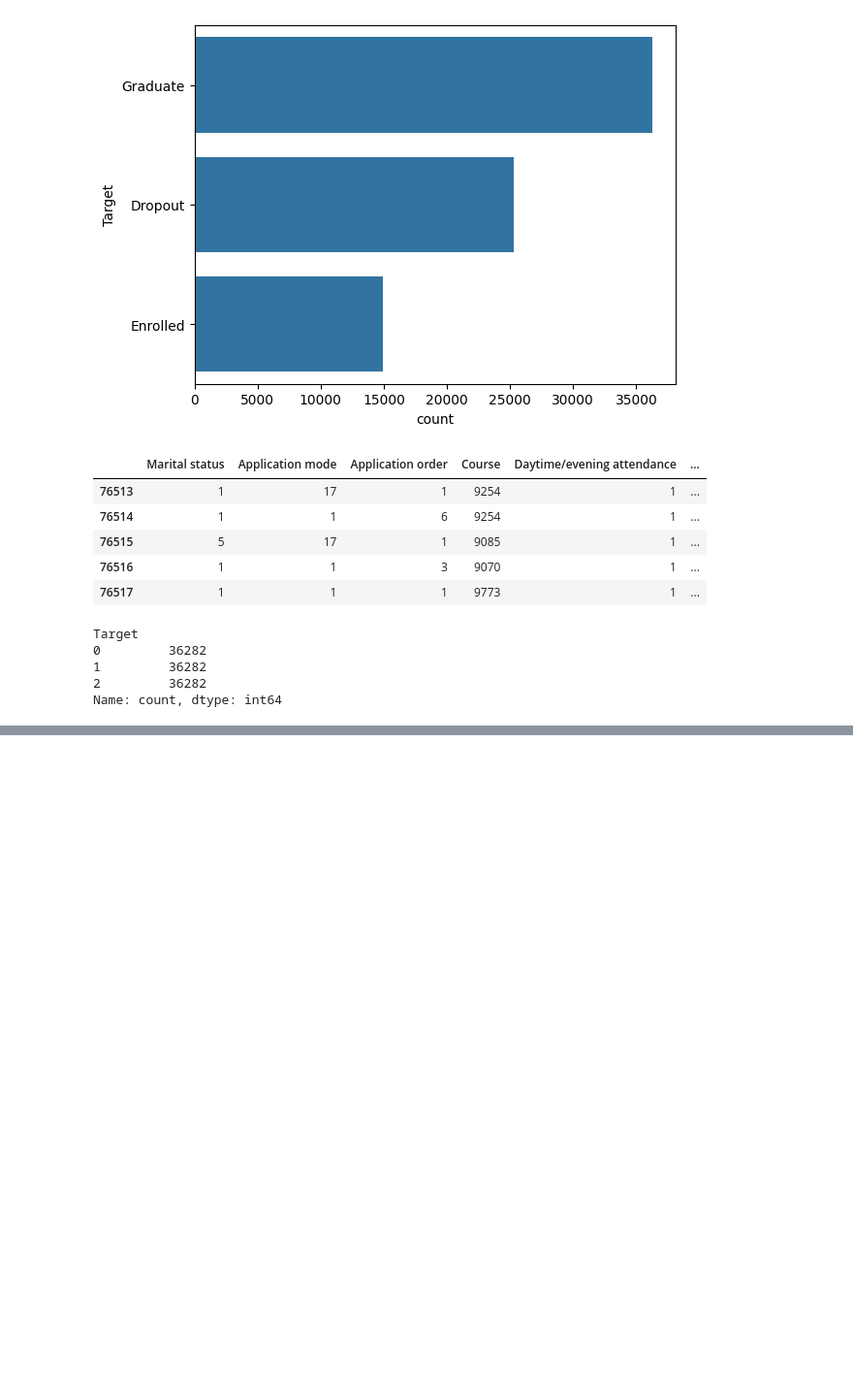
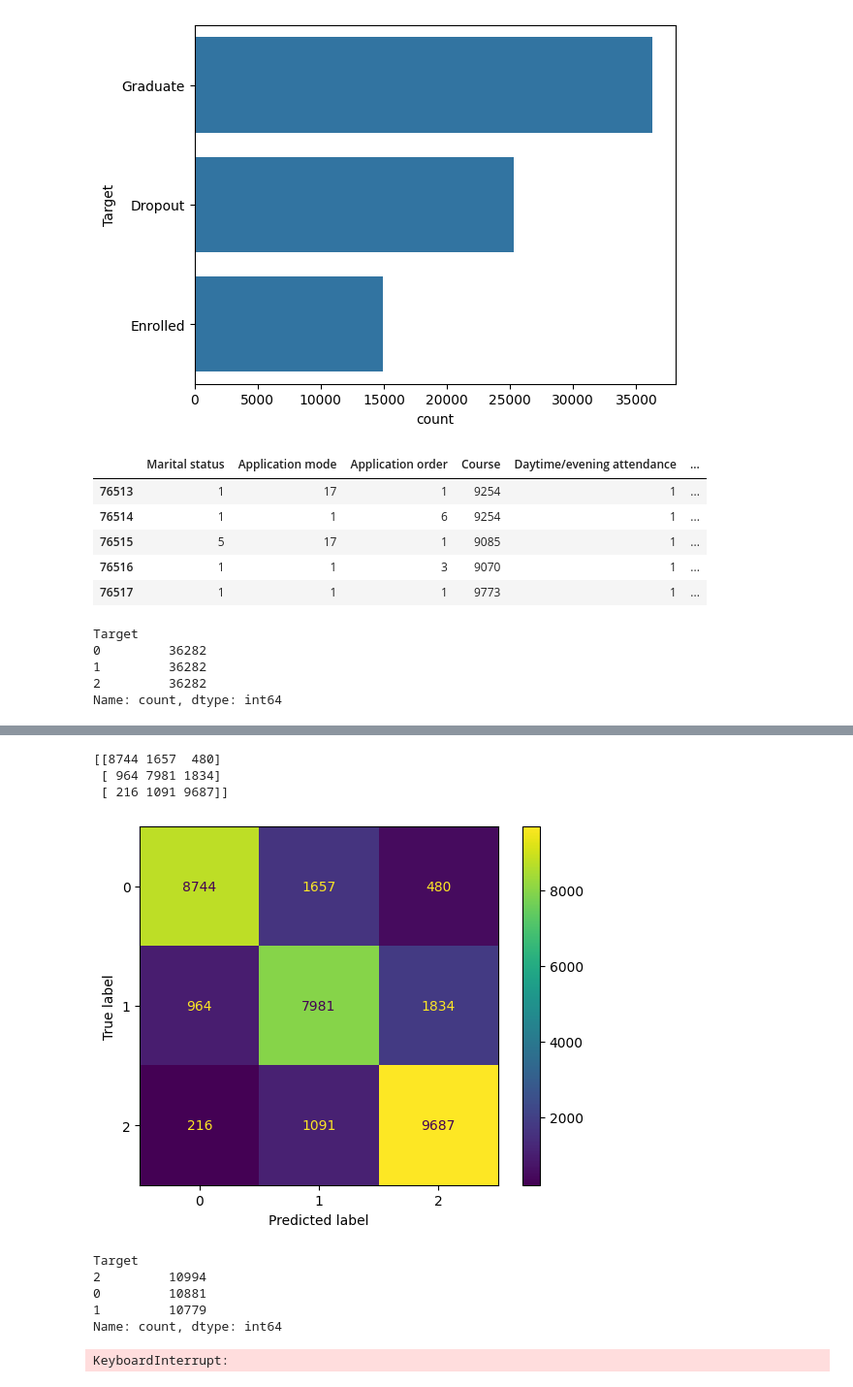
Before and after one commit to mvfelipelli/Labs, a Jupyter notebook: playground_kaggle_new.ipynb, the cells around one changed output, grey strips where cells are left out. Shown at 97% size. Cells and saved outputs as stored; diff of their text form; code cells hidden in the pictures; blank space fills up the shorter version.

Commit message:
Matriz de Confusao

```diff
--- a/playground_kaggle_new.ipynb
+++ b/playground_kaggle_new.ipynb
@@ -143,3 +143,9 @@ X_train, X_test, y_train, y_test = train_test_split(X_scaler, y_res, test_size=0
 from sklearn.linear_model import LogisticRegression, LogisticRegressionCV
 
 from sklearn.model_selection import GridSearchCV
+# %%
+model = LogisticRegressionCV(solver='liblinear',max_iter=100,cv=3,class_weight='balanced')
+
+model.fit(X_train, y_train)
+
+y_pred = model.predict(X_test)
@@ -146,3 +174,28 @@ from sklearn.model_selection import GridSearchCV
+# %%
+from sklearn.metrics import confusion_matrix
+
+matriz_confusao = confusion_matrix(y_test, y_pred)
+
+print(matriz_confusao)
+# %% [output]
+[[8744 1657  480]
+ [ 964 7981 1834]
+ [ 216 1091 9687]]
+# %%
+from sklearn.metrics import ConfusionMatrixDisplay
+visualizacao = ConfusionMatrixDisplay(confusion_matrix = matriz_confusao)
+
+visualizacao.plot();
+# %% [output]
+[figure, added]
+# %%
+y_test.value_counts()
+# %% [output]
+Target
+2         10994
+0         10881
+1         10779
+Name: count, dtype: int64
 # %%
 
 
@@ -158,3 +211,5 @@ param_grid = {
 }
 grid = GridSearchCV(LogisticRegressionCV(), param_grid, cv=5, scoring='accuracy')
 grid.fit(X_train, y_train)
+# %% [output]
+KeyboardInterrupt:
```
Also changed, not shown: parts of 3 cells of this notebook.
